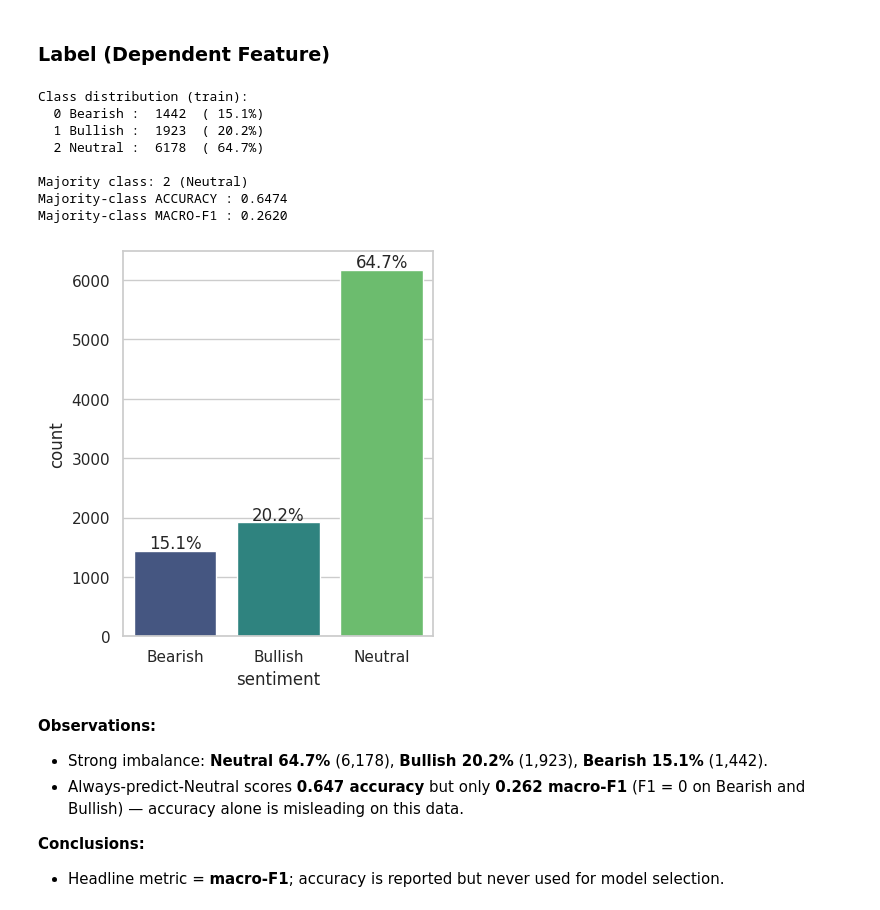
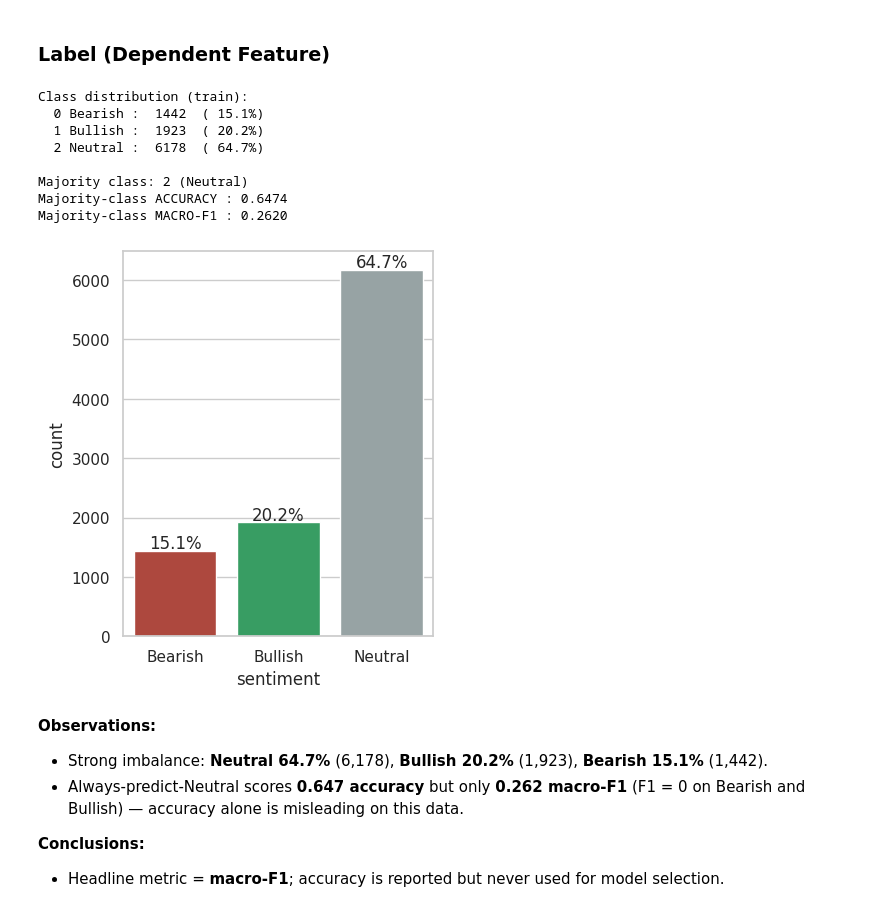
Before and after one commit to simon-sazonov/Text_Mining, a Jupyter notebook: group_12/tm_tests_12_v2.ipynb, the cells around one changed output. Drawn from its saved outputs; the diff is of its cells as text; code cells hidden in the pictures.

Commit message:
Finalize deliverables: evaluation section, agentic workflow, report v5, Word version, consistency fixes

```diff
--- a/group_12/tm_tests_12_v2.ipynb
+++ b/group_12/tm_tests_12_v2.ipynb
@@ -200,15 +200,16 @@ def show_errors(texts, y_true, y_pred, n_per_cell=4):
                 print("   -", str(text)[:120])
 # %%
 # Reusable plotting helpers
-CMAP = "viridis"   # project colormap
-def labeled_barplot(data, feature, perc=False, n=None, save=None):
+CMAP = "viridis"   # heatmaps (results grids)
+CLASS_COLORS = {"Bearish": "#c0392b", "Bullish": "#27ae60", "Neutral": "#95a5a6"}   # market semantics
+def labeled_barplot(data, feature, perc=False, n=None, save=None, palette=CMAP):
     """Barplot of a categorical column, each bar labeled with its count (or percentage if perc=True)."""
     total = len(data[feature])
     n_categories = data[feature].nunique()
     plt.figure(figsize=((n or n_categories) + 1, 5))
     order = data[feature].value_counts().index[:n].sort_values()
     ax = sns.countplot(data=data, x=feature, hue=feature, legend=False,
-                       palette=CMAP, order=order)
+                       palette=palette, order=order)
     for patch in ax.patches:
         if perc:
             label = "{:.1f}%".format(100 * patch.get_height() / total)
@@ -219,7 +220,7 @@ def labeled_barplot(data, feature, perc=False, n=None, save=None):
                     ha="center", va="center", size=12,
                     xytext=(0, 5), textcoords="offset points")
     if save:
-        plt.savefig(save, dpi=150, bbox_inches="tight")
+        plt.savefig(f"{REPORT_FIG}/{save}", dpi=150, bbox_inches="tight")
     plt.show()
 
 def histogram_boxplot(data, feature, figsize=(10, 5), kde=False, bins=None):
@@ -318,31 +319,31 @@ Dropped 0 null/empty/duplicate rows -> train now 9543
 # %%
 counts = train_df["label"].value_counts().sort_index()
 total  = len(train_df)
 print("Class distribution (train):")
 for lbl in LABELS:
     c = int(counts.get(lbl, 0))
     print(f"  {lbl} {LABEL_NAMES[lbl]:<8}: {c:>5}  ({c/total*100:5.1f}%)")
 
 maj          = int(counts.idxmax())
 maj_acc      = counts.max() / total
 y_all        = train_df["label"].values
 maj_macro_f1 = f1_score(y_all, np.full_like(y_all, maj), average="macro")
 print(f"\nMajority class: {maj} ({LABEL_NAMES[maj]})")
 print(f"Majority-class ACCURACY : {maj_acc:.4f}")
 print(f"Majority-class MACRO-F1 : {maj_macro_f1:.4f}")
 
 plot_df = train_df.assign(sentiment=train_df["label"].map(LABEL_NAMES))
-labeled_barplot(plot_df, "sentiment", perc=True, save=f"{REPORT_FIG}/label_distribution.png")
+labeled_barplot(plot_df, "sentiment", perc=True, save="label_distribution.png", palette=CLASS_COLORS)
 # %% [output]
 Class distribution (train):
   0 Bearish :  1442  ( 15.1%)
   1 Bullish :  1923  ( 20.2%)
   2 Neutral :  6178  ( 64.7%)
 
 Majority class: 2 (Neutral)
 Majority-class ACCURACY : 0.6474
 Majority-class MACRO-F1 : 0.2620
-[figure, old version]
+[figure, new version]
 # %% [markdown]
 **Observations:**
 
```
Also changed, not shown: parts of 17 cells of this notebook, 13 other files.
